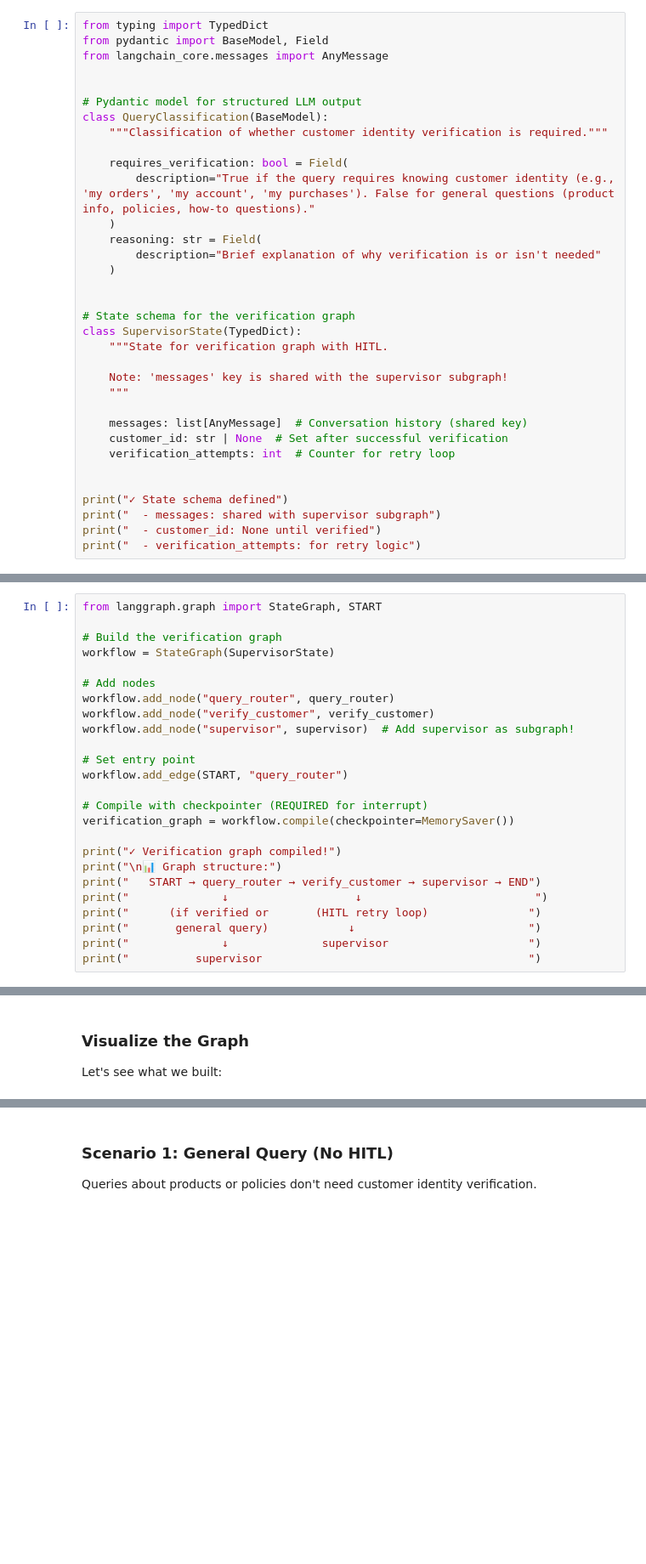
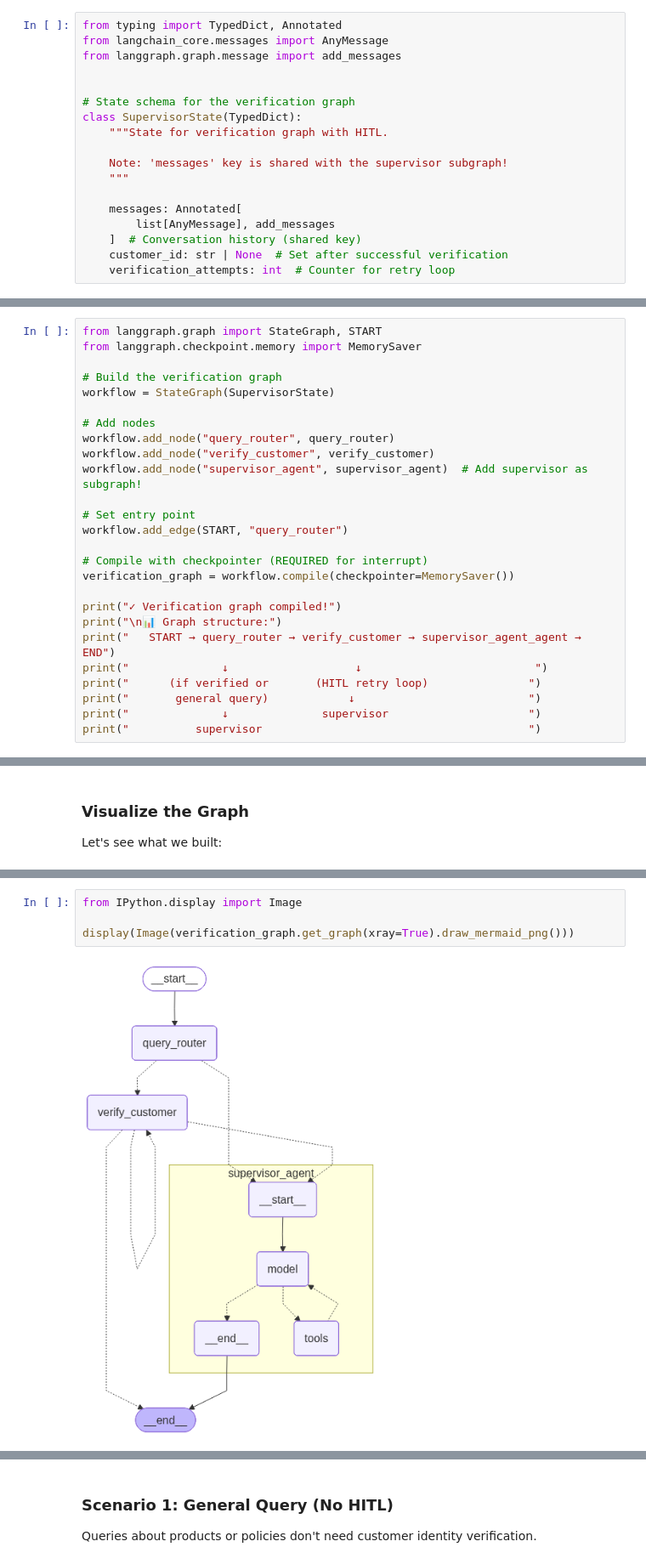
Before and after one commit to langchain-ai/techhub-workshop, a Jupyter notebook: modules/module_1/section_4_langgraph_hitl.ipynb, the cells around one changed output, grey strips where cells are left out. Shown at 85% size. Cells and saved outputs as stored; diff of their text form; blank space fills up the shorter version.

Commit message:
checkpoint BEFORE refactoring the tools!

```diff
--- a/modules/module_1/section_4_langgraph_hitl.ipynb
+++ b/modules/module_1/section_4_langgraph_hitl.ipynb
@@ -139,19 +68,7 @@ First, define our custom state that includes customer verification information:
 # %%
-from typing import TypedDict
-from pydantic import BaseModel, Field
+from typing import TypedDict, Annotated
 from langchain_core.messages import AnyMessage
-
-
-# Pydantic model for structured LLM output
-class QueryClassification(BaseModel):
-    """Classification of whether customer identity verification is required."""
-
-    requires_verification: bool = Field(
-        description="True if the query requires knowing customer identity (e.g., 'my orders', 'my account', 'my purchases'). False for general questions (product info, policies, how-to questions)."
-    )
-    reasoning: str = Field(
-        description="Brief explanation of why verification is or isn't needed"
-    )
+from langgraph.graph.message import add_messages
 
 
 # State schema for the verification graph
@@ -161,12 +78,8 @@ class SupervisorState(TypedDict):
     Note: 'messages' key is shared with the supervisor subgraph!
     """
 
-    messages: list[AnyMessage]  # Conversation history (shared key)
+    messages: Annotated[
+        list[AnyMessage], add_messages
+    ]  # Conversation history (shared key)
     customer_id: str | None  # Set after successful verification
     verification_attempts: int  # Counter for retry loop
-
-
-print("✓ State schema defined")
-print("  - messages: shared with supervisor subgraph")
-print("  - customer_id: None until verified")
-print("  - verification_attempts: for retry logic")
@@ -336,6 +292,7 @@ Now we wire everything together:
 - Compile with checkpointer (REQUIRED for interrupt())
 # %%
 from langgraph.graph import StateGraph, START
+from langgraph.checkpoint.memory import MemorySaver
 
 # Build the verification graph
 workflow = StateGraph(SupervisorState)
@@ -343,7 +300,7 @@ workflow = StateGraph(SupervisorState)
 # Add nodes
 workflow.add_node("query_router", query_router)
 workflow.add_node("verify_customer", verify_customer)
-workflow.add_node("supervisor", supervisor)  # Add supervisor as subgraph!
+workflow.add_node("supervisor_agent", supervisor_agent)  # Add supervisor as subgraph!
 
 # Set entry point
 workflow.add_edge(START, "query_router")
@@ -353,7 +310,7 @@ verification_graph = workflow.compile(checkpointer=MemorySaver())
 
 print("✓ Verification graph compiled!")
 print("\n📊 Graph structure:")
-print("   START → query_router → verify_customer → supervisor → END")
+print("   START → query_router → verify_customer → supervisor_agent_agent → END")
 print("              ↓                   ↓                          ")
 print("      (if verified or       (HITL retry loop)               ")
 print("       general query)            ↓                          ")
@@ -390 +333,7 @@ except Exception as e:
+# %%
+from IPython.display import Image
+
+display(Image(verification_graph.get_graph(xray=True).draw_mermaid_png()))
+# %% [output]
+[figure, added]
 # %% [markdown]
```
Also changed, not shown: parts of 43 cells of this notebook, 4 other files.
